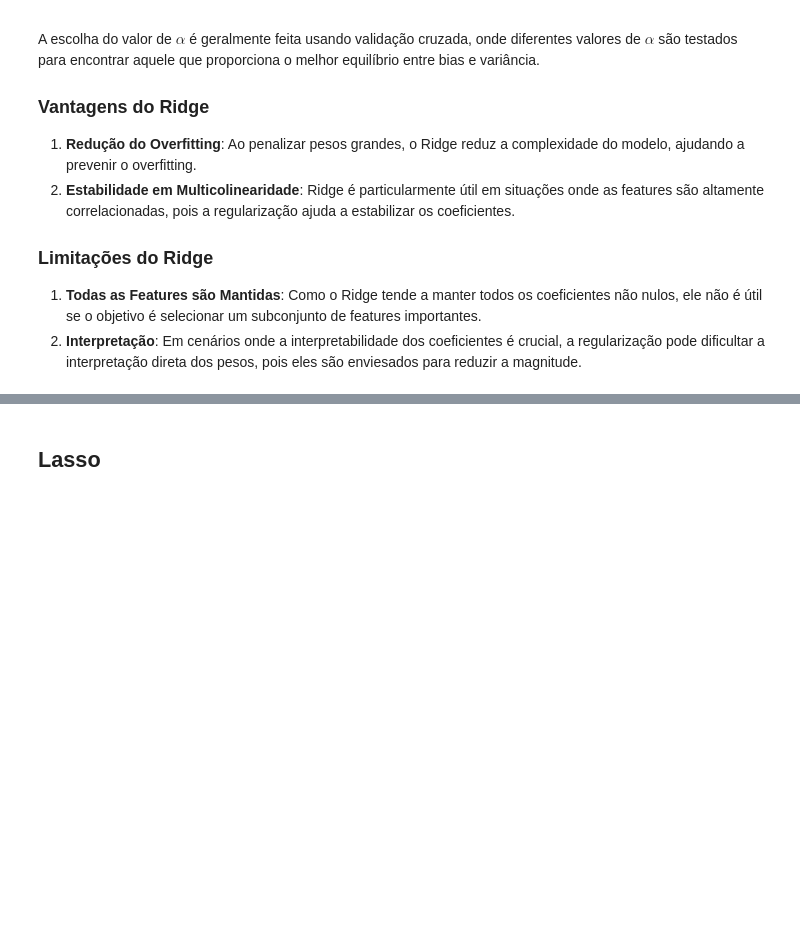
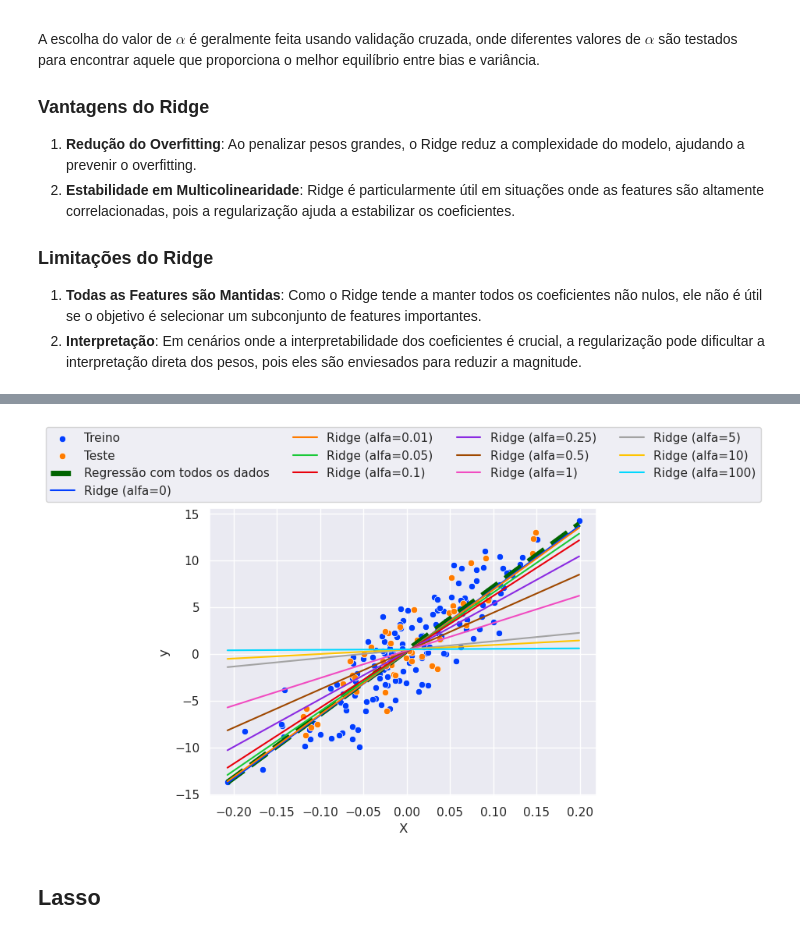
Before and after one commit to PauloViniciusR/Modelos_regularizacao, a Jupyter notebook: notebooks/01_regularizacao.ipynb, the cells around one changed output, grey strips where cells are left out. Saved outputs shown, nothing was run; the diff lists cells and outputs as text; code cells hidden in the pictures; blank space fills up the shorter version.

```diff
--- a/notebooks/01_regularizacao.ipynb
+++ b/notebooks/01_regularizacao.ipynb
@@ -207,3 +207,16 @@ A escolha do valor de $ \alpha $ é geralmente feita usando validação cruzada,
 
 1. **Todas as Features são Mantidas**: Como o Ridge tende a manter todos os coeficientes não nulos, ele não é útil se o objetivo é selecionar um subconjunto de features importantes.
 2. **Interpretação**: Em cenários onde a interpretabilidade dos coeficientes é crucial, a regularização pode dificultar a interpretação direta dos pesos, pois eles são enviesados para reduzir a magnitude.
+# %%
+alfas = [0, 1E-2, 5E-2, 1E-1, 0.25, 0.5, 1, 5, 10, 100]
+
+y_pred_ridge = []
+scores_ridge = []
+coefs_ridge = []
+
+for alfa in alfas:
+    regressor_ridge = Ridge(alpha=alfa)
+    regressor_ridge.fit(X_train, y_train)
+    coefs_ridge.append((regressor_ridge.coef_, regressor_ridge.intercept_))
+    scores_ridge.append(regressor_ridge.score(X_test, y_test))
+    y_pred_ridge.append(regressor_ridge.predict(X))
@@ -210,3 +249,15 @@ A escolha do valor de $ \alpha $ é geralmente feita usando validação cruzada,
+# %%
+sns.scatterplot(x=X_train["X"], y=y_train, color="C0", label="Treino")
+sns.scatterplot(x=X_test["X"], y=y_test, color="C1", label="Teste")
+sns.lineplot(data=df, x="X", y=y_pred_lr, color="darkgreen", label="Regressão com todos os dados", linestyle="--", linewidth=5)
+
+
+for i, alfa in enumerate(alfas):
+    sns.lineplot(data=df, x="X", y=y_pred_ridge[i], label=f"Ridge (alfa={alfa})")
+
+    plt.legend(loc="upper center", bbox_to_anchor=(0.5, 1.30), ncol=4)
+# %% [output]
+[figure, added]
 # %% [markdown]
 ## Lasso
 # %% [markdown]
```
Also changed, not shown: parts of 2 cells of this notebook.
